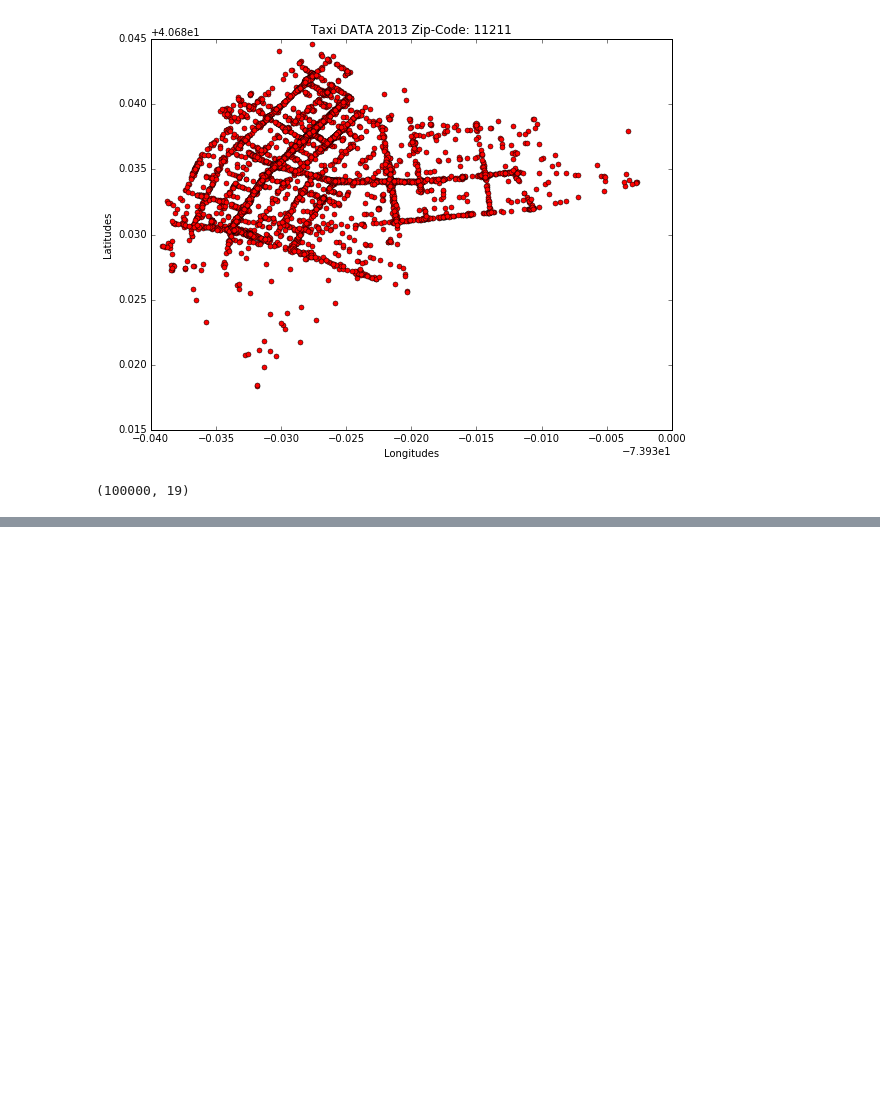
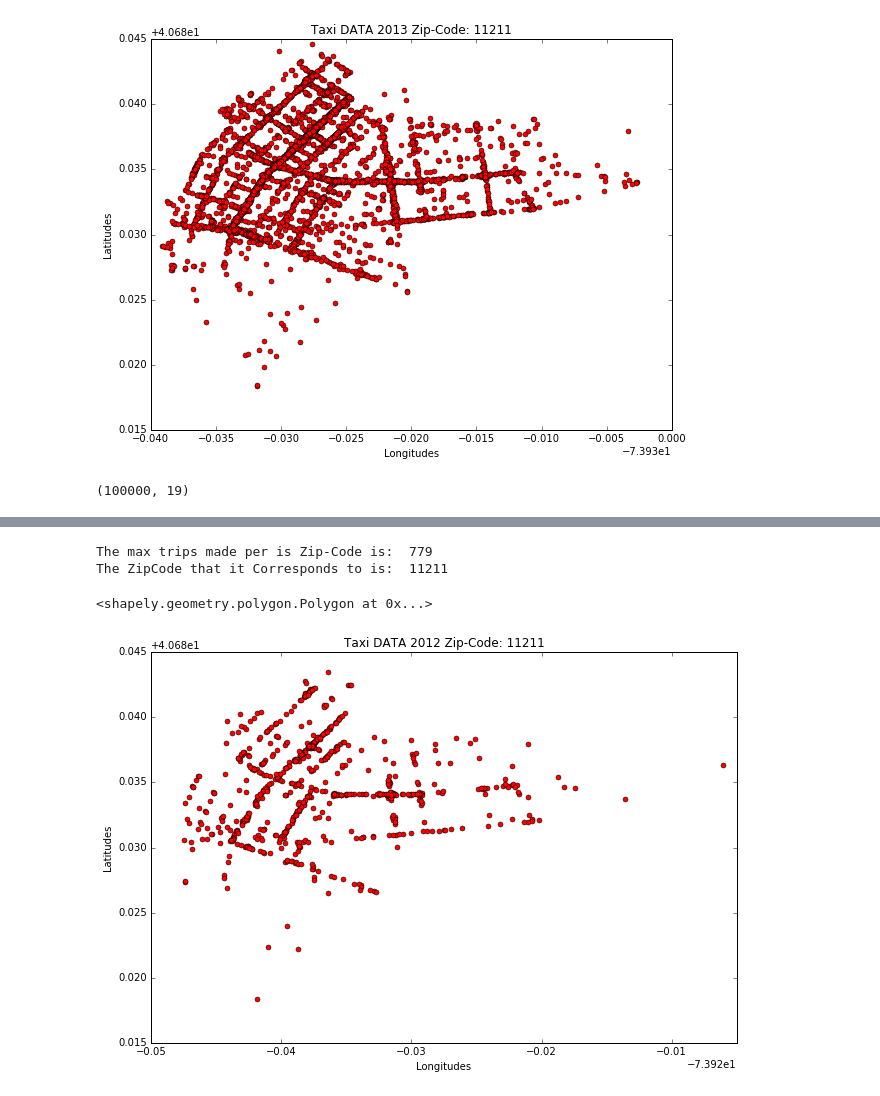
Before and after one commit to cjallow/DataScience-Project, a Jupyter notebook: TAXI_DATA_EXPLORATION-GENTRIFICATION_EXPLORER_CJ.ipynb, the cells around one changed output, grey strips where cells are left out. Drawn from its saved outputs; the diff is of its cells as text; code cells hidden in the pictures; blank space fills up the shorter version.

```diff
--- a/TAXI_DATA_EXPLORATION-GENTRIFICATION_EXPLORER_CJ.ipynb
+++ b/TAXI_DATA_EXPLORATION-GENTRIFICATION_EXPLORER_CJ.ipynb
@@ -319,3 +335,4 @@ def match_col_l1(list_df):
             list_df.rename(columns={j: 'dropoff_datetime' }, inplace=True)
         if j == 'lpep_pickup_datetime'   or j == 'tpep_pickup_datetime':
             list_df.rename(columns={j: 'pickup_datetime' }, inplace=True)
+    return(list_df)
@@ -337,0 +358,4 @@ for i in range(1):
+# %%
+GeoPickup_BK_12        = cov_latlon_POINT(Taxi_Data_12)
+print(GeoPickup_BK_12.shape)
+GeoPickup_BK.head()
@@ -337,0 +406,18 @@ for i in range(1):
+# %%
+max_val = max_trip.reset_index()
+print ("The max trips made per is Zip-Code is: ", max_val.loc[0]['Num_Trips_per_Zip_in_BK_2012'])
+print ("The ZipCode that it Corresponds to is: ", max_val.loc[0].ZIP)
+# %% [output]
+The max trips made per is Zip-Code is:  779
+The ZipCode that it Corresponds to is:  11211
+# %%
+Plot_11211 = GeoPickup_BK_12[GeoPickup_BK_12.geometry.within(BK.geometry[13])]
+#BK.geometry[13]
+Plot_11211.plot(marker='o', color='red', markersize=5, figsize=(14,7))
+plt.title("Taxi DATA 2012 Zip-Code: " + str(BK.postalCode.iloc[13]))
+plt.xlabel("Longitudes")
+plt.ylabel("Latitudes")
+BK.geometry[13]
+# %% [output]
+<shapely.geometry.polygon.Polygon at 0x...>
+[figure, added]
```
Also changed, not shown: parts of 17 cells of this notebook.
